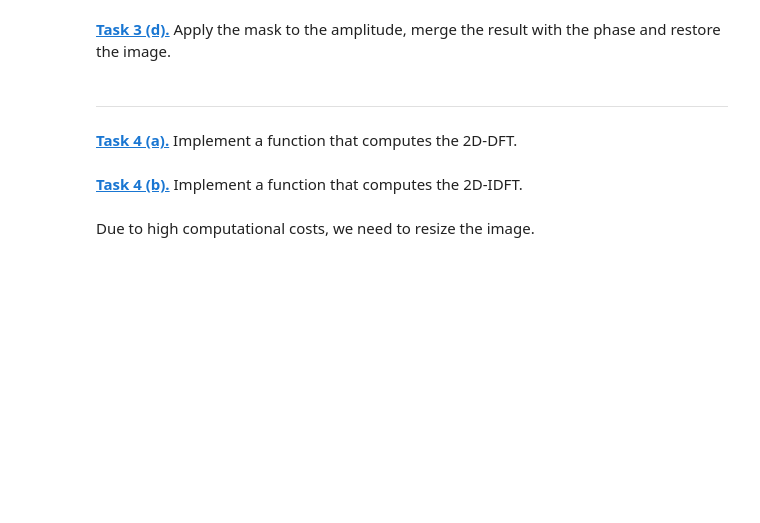
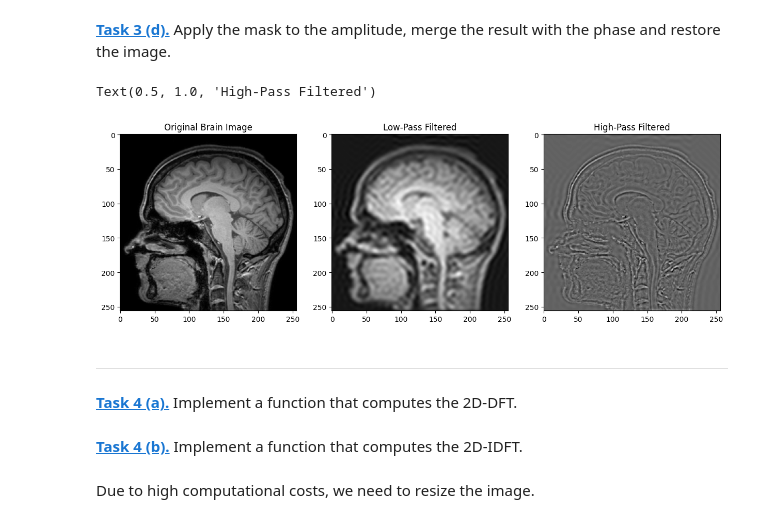
Before and after one commit to MiaRaedlein/mobi-fs5-python, a Jupyter notebook: fourier.ipynb, the cells around one changed output. Cells and saved outputs as stored; diff of their text form; code cells hidden in the pictures; blank space fills up the shorter version.

```diff
--- a/fourier.ipynb
+++ b/fourier.ipynb
@@ -158,5 +180,28 @@ plt.colorbar()
 # %% [markdown]
 **[Task 3 (d).]()** Apply the mask to the amplitude, merge the result with the phase and restore the image.
+# %%
+complex_lp_shift = to_complex_array(amp_brain_lp, phase_shift_brain)
+complex_hp_shift = to_complex_array(amp_brain_hp, phase_shift_brain)
+
+brain_lp = np.fft.ifft2(np.fft.ifftshift(complex_lp_shift)).real
+brain_hp = np.fft.ifft2(np.fft.ifftshift(complex_hp_shift)).real
+
+plt.figure(figsize=(15, 5))
+
+plt.subplot(1, 3, 1)
+plt.imshow(brain_mr, 'gray')
+plt.title('Original Brain Image')
+
+plt.subplot(1, 3, 2)
+plt.imshow(brain_lp, 'gray')
+plt.title('Low-Pass Filtered')
+
+plt.subplot(1, 3, 3)
+plt.imshow(brain_hp, 'gray')
+plt.title('High-Pass Filtered')
+# %% [output]
+Text(0.5, 1.0, 'High-Pass Filtered')
+[figure, added]
 # %% [markdown]
 ---
 # %% [markdown]
```
Also changed, not shown: parts of 7 cells of this notebook.
